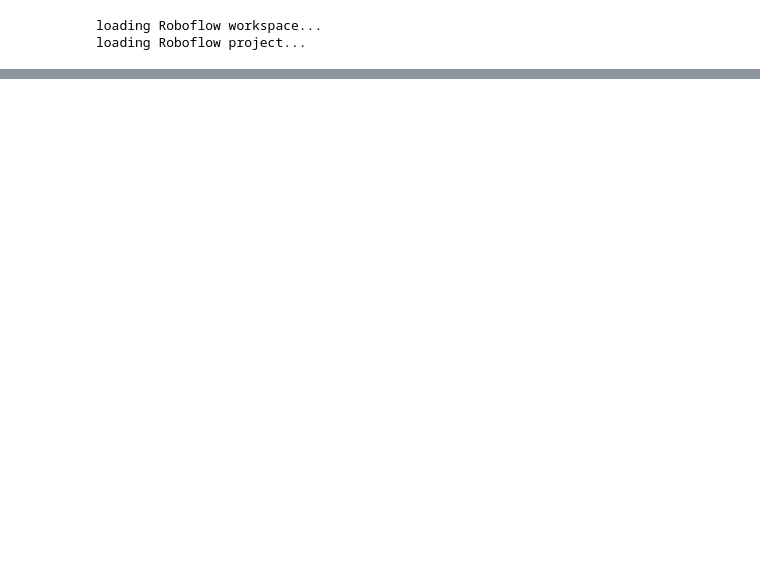
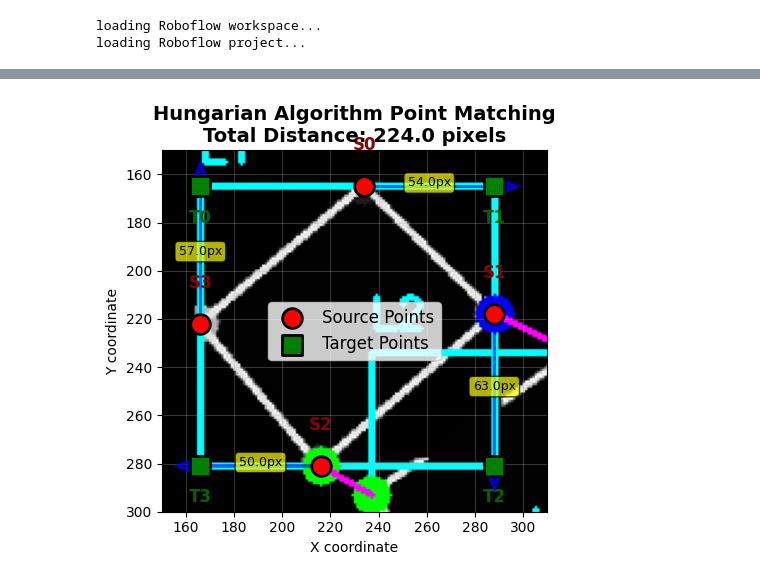
Before and after one commit to YousofHajHasan/samunet, a Jupyter notebook: testing.ipynb, the cells around one changed output, grey strips where cells are left out. Cells and saved outputs as stored; diff of their text form; code cells hidden in the pictures; blank space fills up the shorter version.

```diff
--- a/testing.ipynb
+++ b/testing.ipynb
@@ -63,0 +677,8 @@ First 10 model keys:
+# %%
+import cv2
+from ultralytics import YOLO
+import numpy as np
+
+image = cv2.imread("/home/yousof/Fine-Tuning-SAM2-UNet-for-Breast-Image-Segmentation-Without-Pectoral-Muscle-and-Artifacts/sam_data3/train/masks/52151-3-_jpg.rf.c6f09988dc0e15b57347abf759d005e3.png")
+model = YOLO("/home/yousof/Fine-Tuning-SAM2-UNet-for-Breast-Image-Segmentation-Without-Pectoral-Muscle-and-Artifacts/runs/detect/train3/weights/best.pt")
+results = model(image)
@@ -63,0 +2209,2 @@ First 10 model keys:
+# %%
+image = cv2.imread("/home/yousof/Fine-Tuning-SAM2-UNet-for-Breast-Image-Segmentation-Without-Pectoral-Muscle-and-Artifacts/sam_data3/train/masks/157038-2-_jpg.rf.932046426aa44e414bdd25fc881a7250.png")
@@ -63,0 +3507,88 @@ First 10 model keys:
+# %%
+import numpy as np
+from scipy.optimize import linear_sum_assignment
+
+# Your points
+source = np.array([[234, 165], [288, 218], [216, 281], [166, 222]], dtype=np.int32)
+target = np.array([[166, 165], [288, 165], [288, 281], [166, 281]])
+
+# Step 1: Create cost matrix (Euclidean distances)
+cost_matrix = np.zeros((len(source), len(target)))
+for i in range(len(source)):
+    for j in range(len(target)):
+        # Euclidean distance
+        cost_matrix[i, j] = np.sqrt(np.sum((source[i] - target[j])**2))
+
+# Step 2: Apply Hungarian Algorithm
+row_ind, col_ind = linear_sum_assignment(cost_matrix)
+
+# Step 3: Reorder source points according to optimal assignment
+reordered_source = source[row_ind]
+
+print("Original source:")
+print(source)
+print("\nTarget:")
+print(target)
+print("\nOptimal assignment (source index -> target index):")
+print(list(zip(row_ind, col_ind)))
+print("\nReordered source (matches target positions):")
+print(reordered_source)
+print("\nTotal distance moved:")
+print(cost_matrix[row_ind, col_ind].sum())
+
+
+# If you have an image, load and display it first:
+# img = plt.imread('your_image.jpg')
+# plt.imshow(img)
+
+plt.imshow(aligned_img)
+
+# Plot source points (red)
+plt.scatter(source[:, 0], source[:, 1], c='red', s=200, marker='o',
+            label='Source Points', zorder=5, edgecolors='black', linewidths=2)
+
+# Plot target points (green)
+plt.scatter(target[:, 0], target[:, 1], c='green', s=200, marker='s',
+            label='Target Points', zorder=5, edgecolors='black', linewidths=2)
+
+# Draw arrows showing the optimal assignment
+for src_idx, tgt_idx in zip(row_ind, col_ind):
+    plt.arrow(source[src_idx, 0], source[src_idx, 1],
+              target[tgt_idx, 0] - source[src_idx, 0],
+              target[tgt_idx, 1] - source[src_idx, 1],
+              head_width=8, head_length=10, fc='blue', ec='blue',
+              alpha=0.6, linewidth=2, zorder=3)
+
+    # Add distance labels
+    mid_x = (source[src_idx, 0] + target[tgt_idx, 0]) / 2
+    mid_y = (source[src_idx, 1] + target[tgt_idx, 1]) / 2
+    dist = cost_matrix[src_idx, tgt_idx]
+    plt.text(mid_x, mid_y, f'{dist:.1f}px',
+             bbox=dict(boxstyle='round', facecolor='yellow', alpha=0.7),
+             fontsize=9, ha='center')
+
+# Add point labels
+for i, (x, y) in enumerate(source):
+    plt.text(x, y-15, f'S{i}', fontsize=12, ha='center',
+             fontweight='bold', color='darkred')
+for i, (x, y) in enumerate(target):
+    plt.text(x, y+15, f'T{i}', fontsize=12, ha='center',
+             fontweight='bold', color='darkgreen')
+
+plt.legend(fontsize=12)
+plt.title(f'Hungarian Algorithm Point Matching\nTotal Distance: {cost_matrix[row_ind, col_ind].sum():.1f} pixels',
+          fontsize=14, fontweight='bold')
+plt.xlim(150, 310)  # Adjust these values
+plt.ylim(300, 150)  # Remember Y is inverted
+
+plt.xlabel('X coordinate')
+plt.ylabel('Y coordinate')
+plt.grid(True, alpha=0.3)
+plt.tight_layout()
+plt.show()
+
+print(f"Optimal assignment: {list(zip(row_ind, col_ind))}")
+print(f"Total distance: {cost_matrix[row_ind, col_ind].sum():.1f} pixels")
+
+# Zoom in visualization
+# %% [output]
@@ -63,0 +3612 @@ First 10 model keys:
+[figure, added]
```
Also changed, not shown: parts of 54 cells of this notebook, 5 other files.
